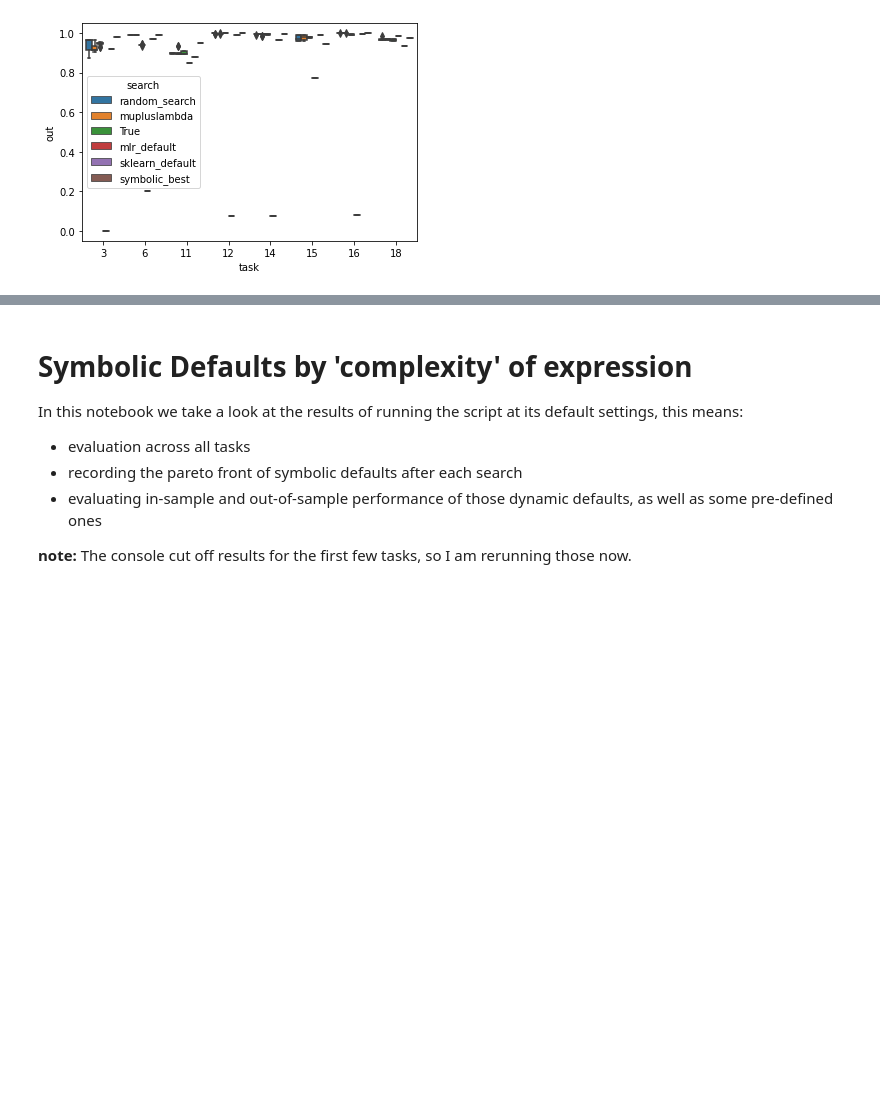
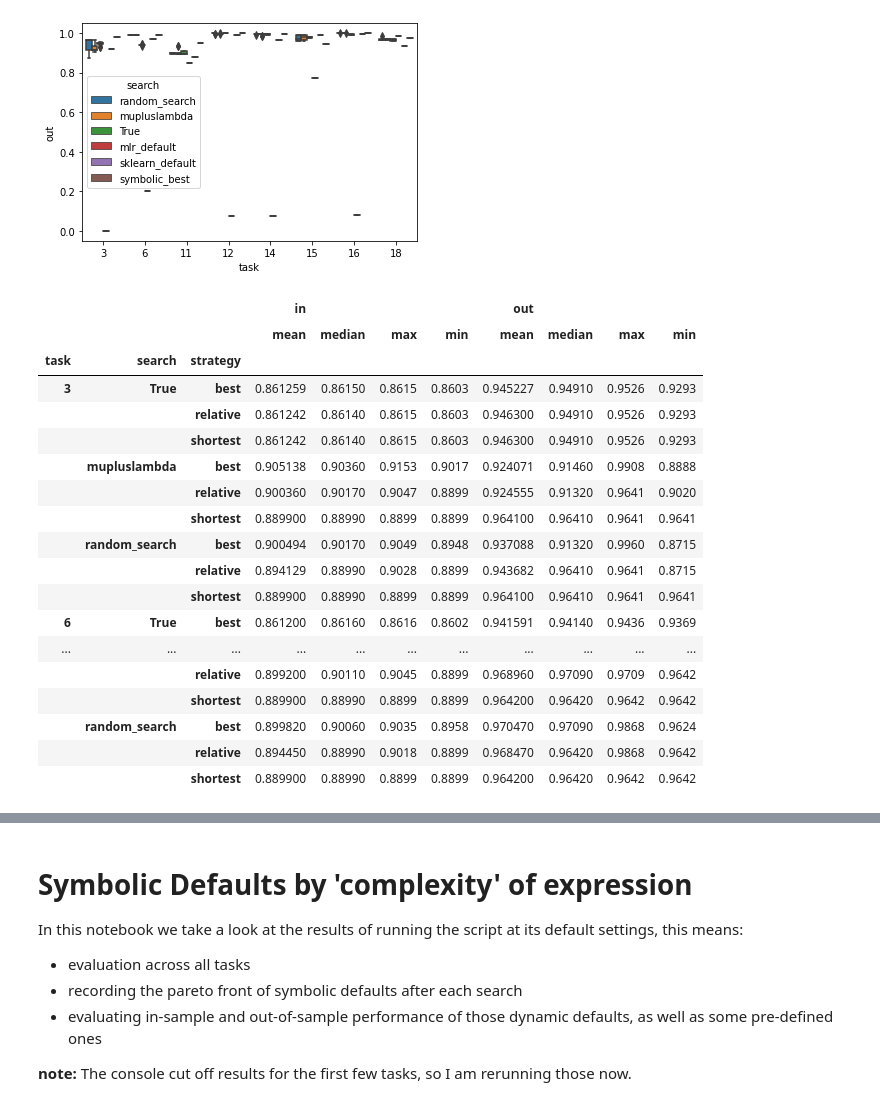
Before and after one commit to PGijsbers/symbolicdefaults, a Jupyter notebook: LogParsing-V3.ipynb, the cells around one changed output, grey strips where cells are left out. Drawn from its saved outputs; the diff is of its cells as text; code cells hidden in the pictures; blank space fills up the shorter version.

```diff
--- a/LogParsing-V3.ipynb
+++ b/LogParsing-V3.ipynb
@@ -126,0 +144,23 @@ sns.boxplot(data=df, x="task", y="out", hue = "search")
+# %%
+with pd.option_context('display.max_rows', None, 'display.max_columns', None):  # more options can be specified also
+    display(big_df.groupby(["task", "search",  "strategy"])[["in", "out"]].agg([np.mean, np.median, max, min]))
+# %% [output]
+|  |  |  | in |  |  |  | out |  |  |  |
+|  |  |  | mean | median | max | min | mean | median | max | min |
+| task | search | strategy |  |  |  |  |  |  |  |  |
+| 3 | True | best | 0.861259 | 0.86150 | 0.8615 | 0.8603 | 0.945227 | 0.94910 | 0.9526 | 0.9293 |
+|  |  | relative | 0.861242 | 0.86140 | 0.8615 | 0.8603 | 0.946300 | 0.94910 | 0.9526 | 0.9293 |
+|  |  | shortest | 0.861242 | 0.86140 | 0.8615 | 0.8603 | 0.946300 | 0.94910 | 0.9526 | 0.9293 |
+|  | mupluslambda | best | 0.905138 | 0.90360 | 0.9153 | 0.9017 | 0.924071 | 0.91460 | 0.9908 | 0.8888 |
+|  |  | relative | 0.900360 | 0.90170 | 0.9047 | 0.8899 | 0.924555 | 0.91320 | 0.9641 | 0.9020 |
+|  |  | shortest | 0.889900 | 0.88990 | 0.8899 | 0.8899 | 0.964100 | 0.96410 | 0.9641 | 0.9641 |
+|  | random_search | best | 0.900494 | 0.90170 | 0.9049 | 0.8948 | 0.937088 | 0.91320 | 0.9960 | 0.8715 |
+|  |  | relative | 0.894129 | 0.88990 | 0.9028 | 0.8899 | 0.943682 | 0.96410 | 0.9641 | 0.8715 |
+|  |  | shortest | 0.889900 | 0.88990 | 0.8899 | 0.8899 | 0.964100 | 0.96410 | 0.9641 | 0.9641 |
+| 6 | True | best | 0.861200 | 0.86160 | 0.8616 | 0.8602 | 0.941591 | 0.94140 | 0.9436 | 0.9369 |
+| ... | ... | ... | ... | ... | ... | ... | ... | ... | ... | ... |
+|  |  | relative | 0.899200 | 0.90110 | 0.9045 | 0.8899 | 0.968960 | 0.97090 | 0.9709 | 0.9642 |
+|  |  | shortest | 0.889900 | 0.88990 | 0.8899 | 0.8899 | 0.964200 | 0.96420 | 0.9642 | 0.9642 |
+|  | random_search | best | 0.899820 | 0.90060 | 0.9035 | 0.8958 | 0.970470 | 0.97090 | 0.9868 | 0.9624 |
+|  |  | relative | 0.894450 | 0.88990 | 0.9018 | 0.8899 | 0.968470 | 0.96420 | 0.9868 | 0.9642 |
+|  |  | shortest | 0.889900 | 0.88990 | 0.8899 | 0.8899 | 0.964200 | 0.96420 | 0.9642 | 0.9642 |
```
Also changed, not shown: parts of 4 cells of this notebook.
